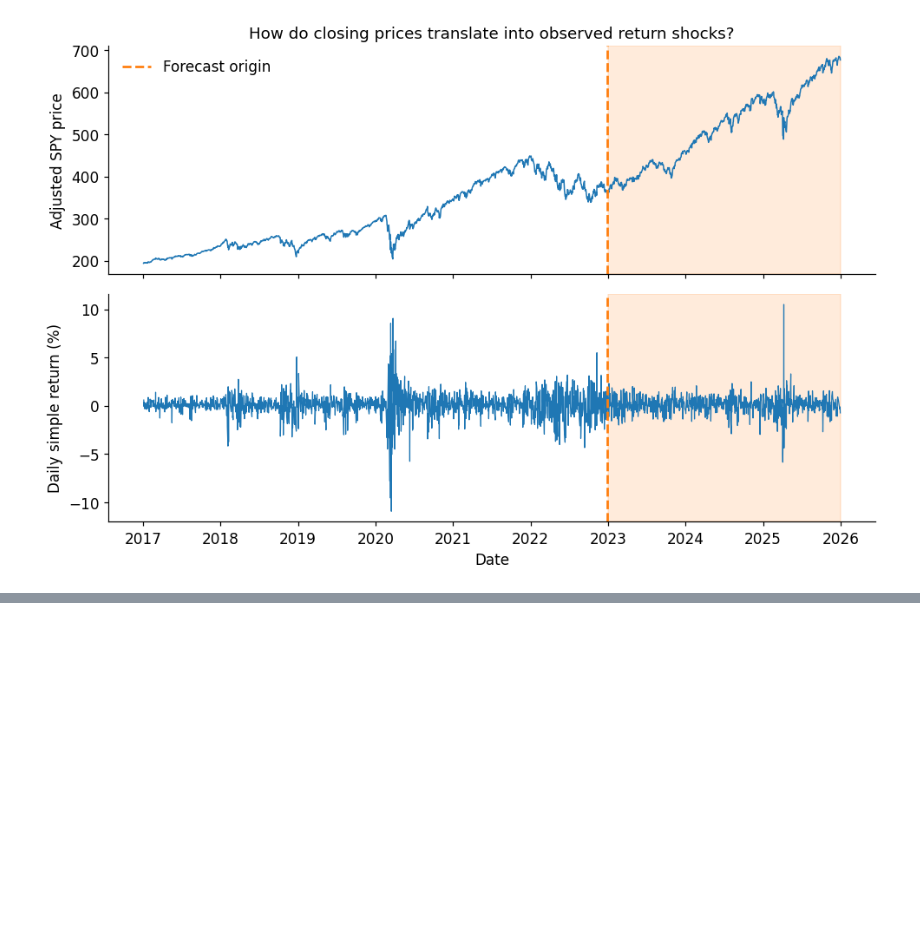
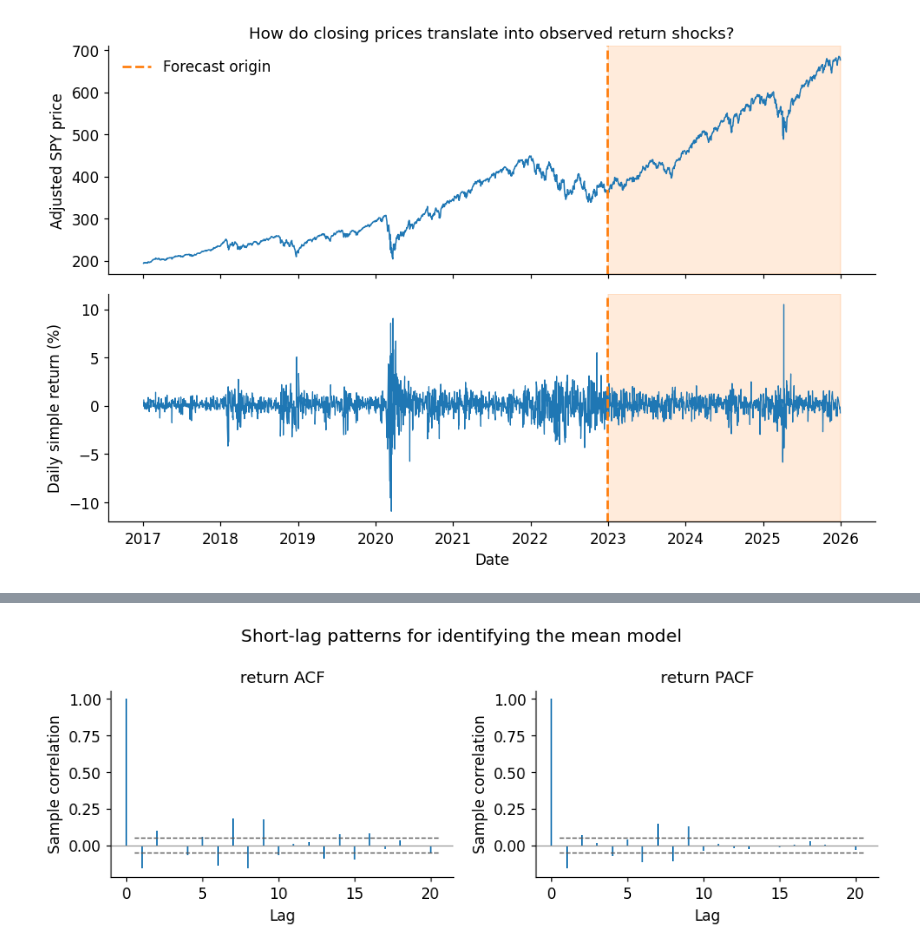
Before and after one commit to jacobkorsgaard/finance-statistical-methods-library, a Jupyter notebook: notebooks/11_empirical_financial_time_series_case_study.ipynb, the cells around one changed output, grey strips where cells are left out. Drawn from its saved outputs; the diff is of its cells as text; code cells hidden in the pictures; blank space fills up the shorter version.

```diff
--- a/notebooks/11_empirical_financial_time_series_case_study.ipynb
+++ b/notebooks/11_empirical_financial_time_series_case_study.ipynb
@@ -453,0 +123,8 @@ Full out-of-sample Zero return RMSE: 0.9698%.
+# %%
+fig, axes = plt.subplots(1,2,figsize=(9,3.3))
+dependence_panel(axes[0],acf(train,20),"return ACF",len(train))
+dependence_panel(axes[1],pacf(train,nlags=20,method="ywm"),"return PACF",len(train))
+fig.suptitle("Short-lag patterns for identifying the mean model")
+fig.tight_layout();plt.show()
+# %% [output]
+[figure, added]
```
Also changed, not shown: parts of 53 cells of this notebook, 19 other files.
